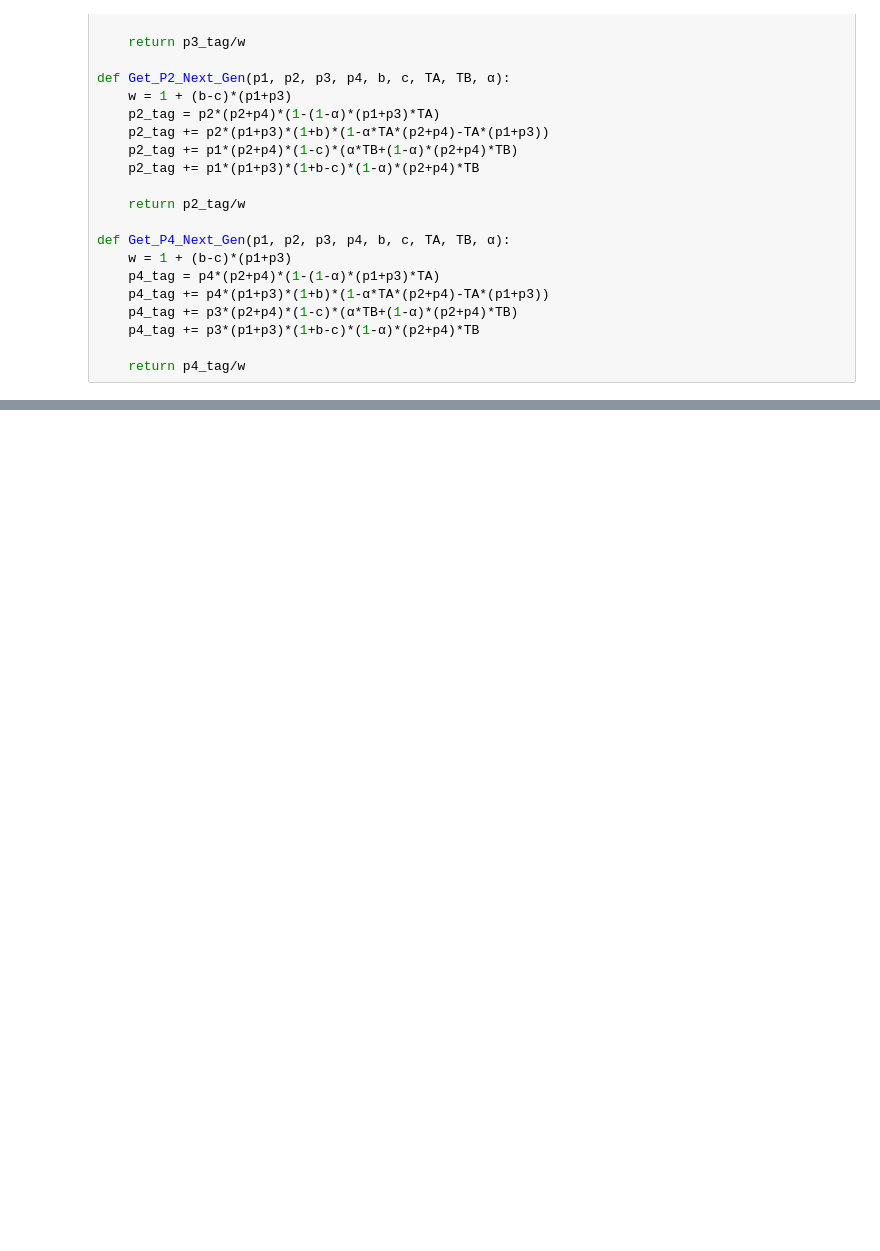
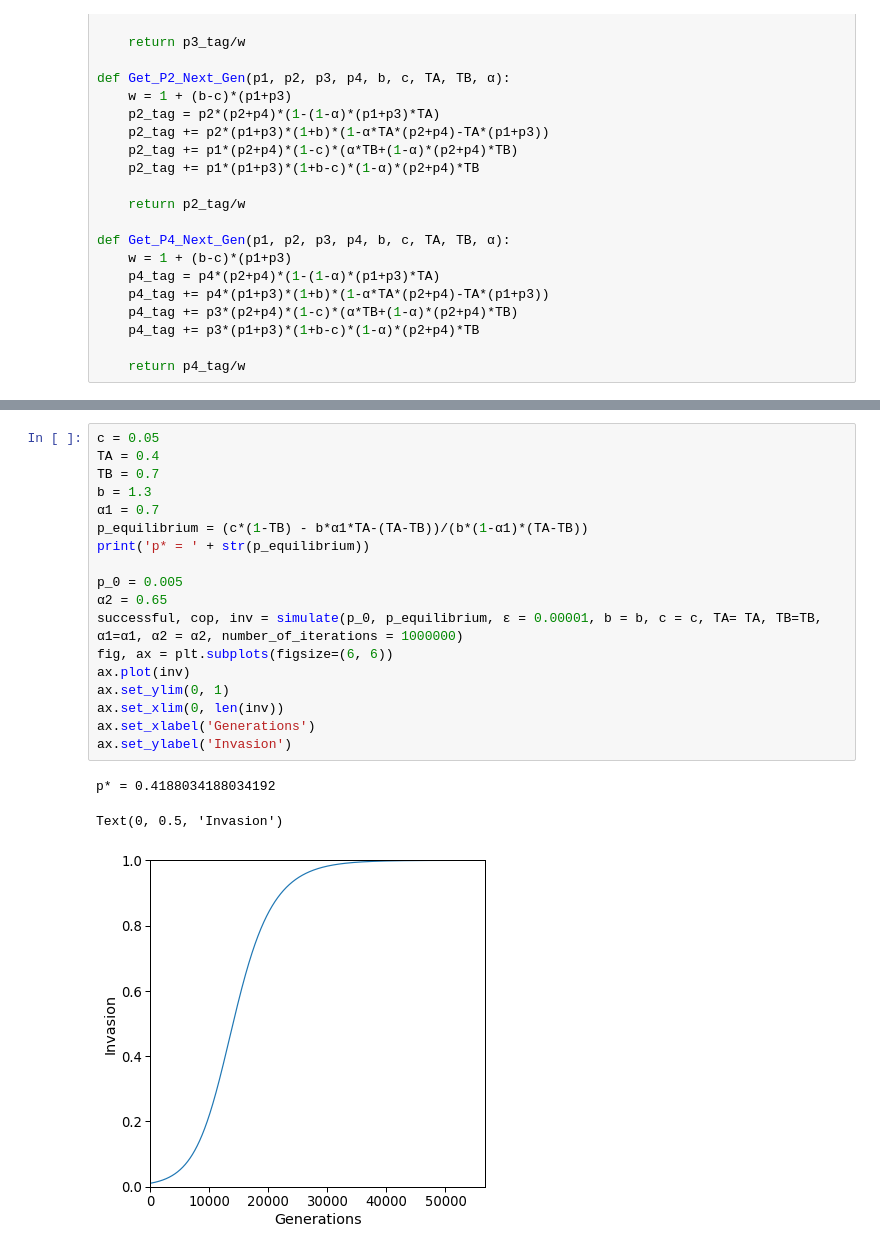
Before and after one commit to yoavram-lab/CulturalCooperation, a Jupyter notebook: ms/figures.ipynb, the cells around one changed output, grey strips where cells are left out. Drawn from its saved outputs; the diff is of its cells as text; blank space fills up the shorter version.

```diff
--- a/ms/figures.ipynb
+++ b/ms/figures.ipynb
@@ -775,0 +762,22 @@ new value 1.0625779811906115 is greater than previous value 0.7171098636464647
+# %%
+c = 0.05
+TA = 0.4
+TB = 0.7
+b = 1.3
+α1 = 0.7
+p_equilibrium = (c*(1-TB) - b*α1*TA-(TA-TB))/(b*(1-α1)*(TA-TB))
+print('p* = ' + str(p_equilibrium))
+
+p_0 = 0.005
+α2 = 0.65
+successful, cop, inv = simulate(p_0, p_equilibrium, ε = 0.00001, b = b, c = c, TA= TA, TB=TB, α1=α1, α2 = α2, number_of_iterations = 1000000)
+fig, ax = plt.subplots(figsize=(6, 6))
+ax.plot(inv)
+ax.set_ylim(0, 1)
+ax.set_xlim(0, len(inv))
+ax.set_xlabel('Generations')
+ax.set_ylabel('Invasion')
+# %% [output]
+p* = 0.4188034188034192
+Text(0, 0.5, 'Invasion')
+[figure, added]
```
Also changed, not shown: parts of 2 cells of this notebook, 1 other file.
